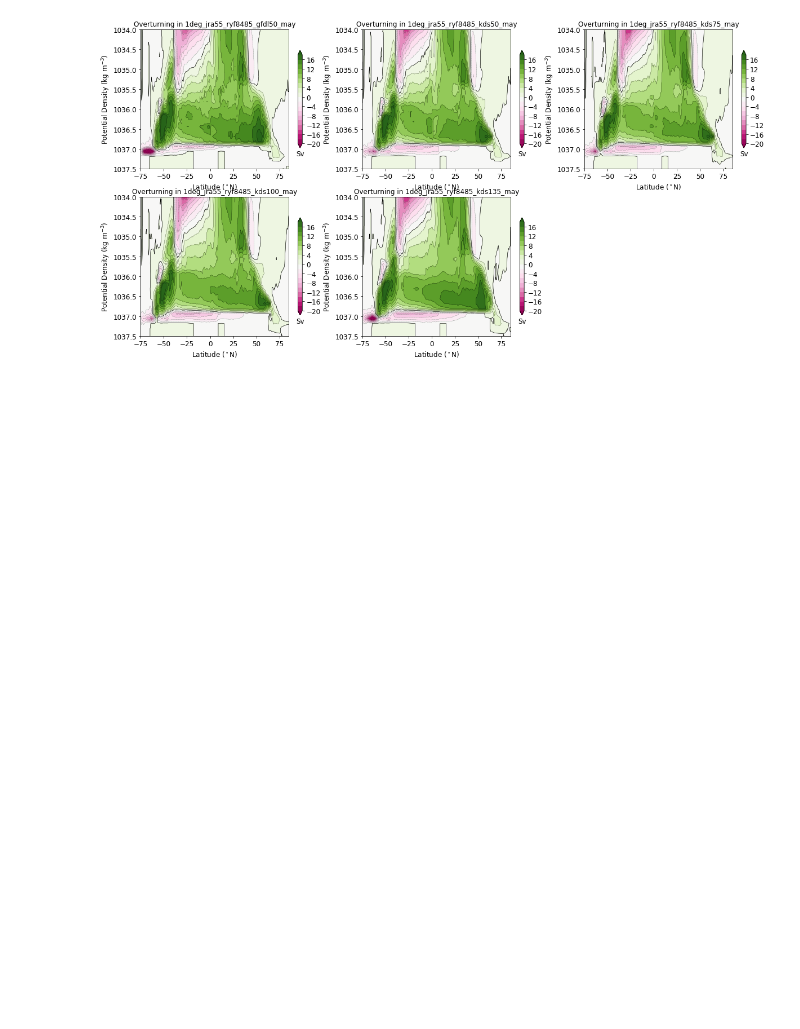
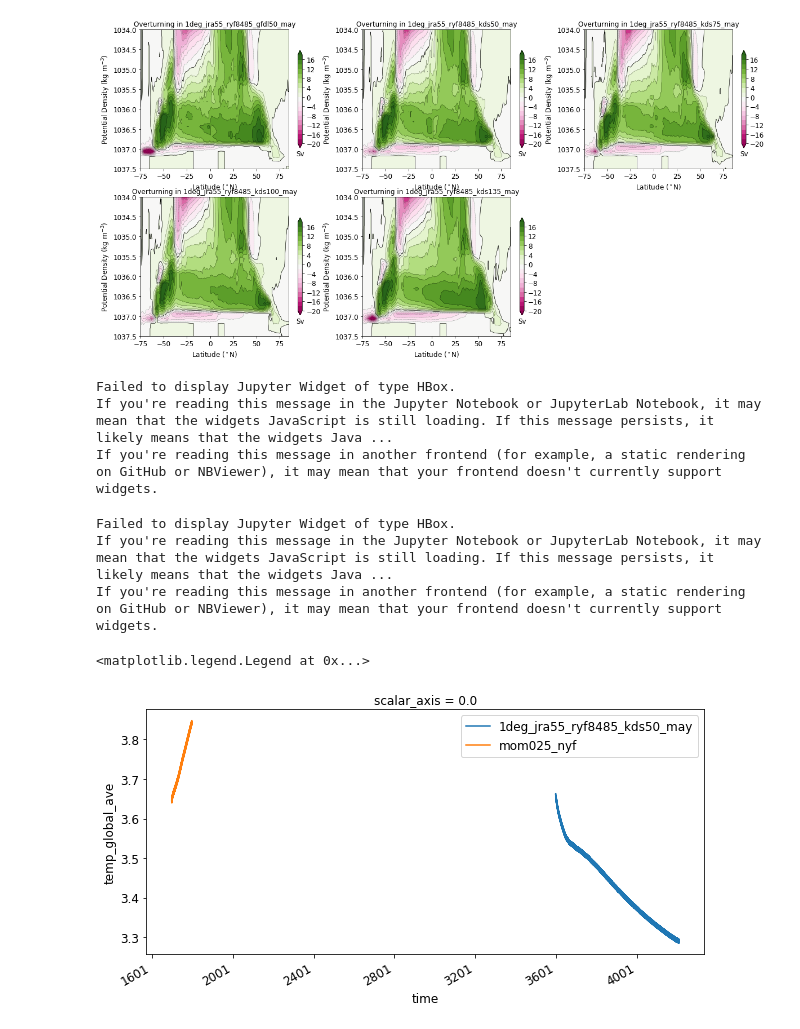
Before and after one commit to rmholmes/cosima-cookbook, a Jupyter notebook: ContributedExamples/Kials_1deg_Analysis.ipynb, the cells around one changed output. Saved outputs shown, nothing was run; the diff lists cells and outputs as text; code cells hidden in the pictures; blank space fills up the shorter version.

Commit message:
Updated Kials 1-degree analysis for global time series.

```diff
--- a/ContributedExamples/Kials_1deg_Analysis.ipynb
+++ b/ContributedExamples/Kials_1deg_Analysis.ipynb
@@ -130,3 +130,24 @@ for n, expt in enumerate(expts):
     plot_psi(psi_avg/1.e9, expt)
 # %% [output]
 [figure]
+# %%
+# Plot Global Average Temperature Time Series for a few different runs:
+f = plt.figure(figsize=(10,5))
+f.set_facecolor('white')
+esub = ['1deg_jra55_ryf8485_kds50_may',
+        'mom025_nyf'
+   ]
+variable = 'temp_global_ave'
+for ii in range(len(esub)):
+    darray = cc.get_nc_variable(esub[ii],'ocean_scalar.nc',variable,time_units='days since 1700-01-01')
+    darray.plot(label=esub[ii])
+plt.legend()
+# %% [output]
+Failed to display Jupyter Widget of type HBox.
+If you're reading this message in the Jupyter Notebook or JupyterLab Notebook, it may mean that the widgets JavaScript is still loading. If this message persists, it likely means that the widgets Java ...
+If you're reading this message in another frontend (for example, a static rendering on GitHub or NBViewer), it may mean that your frontend doesn't currently support widgets.
+Failed to display Jupyter Widget of type HBox.
+If you're reading this message in the Jupyter Notebook or JupyterLab Notebook, it may mean that the widgets JavaScript is still loading. If this message persists, it likely means that the widgets Java ...
+If you're reading this message in another frontend (for example, a static rendering on GitHub or NBViewer), it may mean that your frontend doesn't currently support widgets.
+<matplotlib.legend.Legend at 0x...>
+[figure, added]
```
Also changed, not shown: parts of 3 cells of this notebook.
